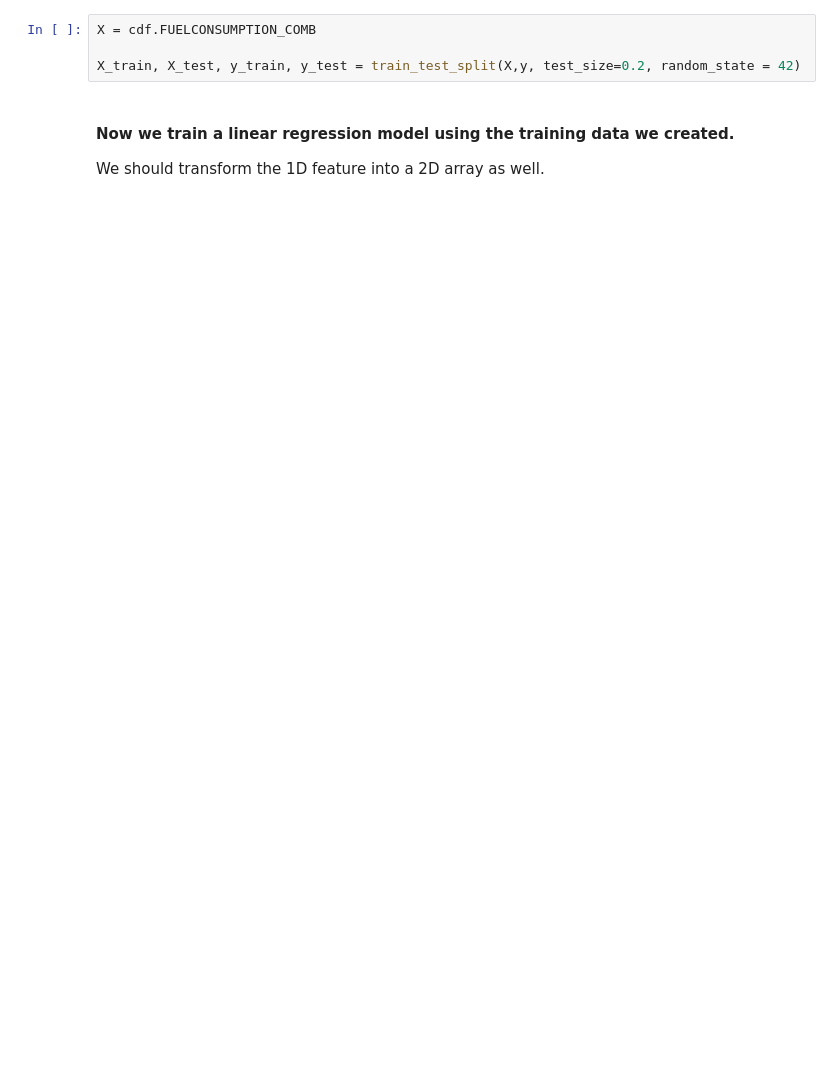
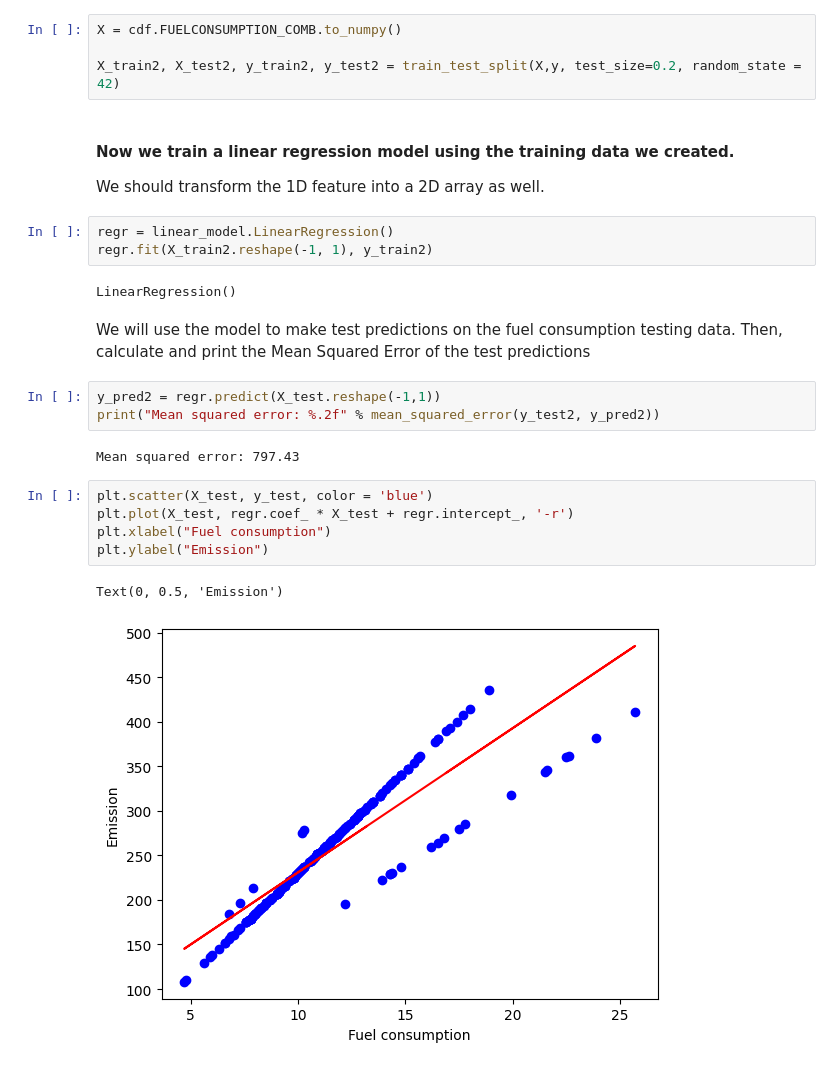
Before and after one commit to YoussefChati/CO2_Emission_ML, a Jupyter notebook: notebook.ipynb, the cells around one changed output. Drawn from its saved outputs; the diff is of its cells as text; blank space fills up the shorter version.

Commit message:
Error calculation

```diff
--- a/notebook.ipynb
+++ b/notebook.ipynb
@@ -225,9 +254,29 @@ Let's see the evaluation metrics if we train a regression model using the `FUELC
 We select the fuel consumption feature from the dataframe and split the data 80%/20% into training and testing sets.
 Using the same random state as previously so we can make an objective comparison to the previous training result.
 # %%
-X = cdf.FUELCONSUMPTION_COMB
+X = cdf.FUELCONSUMPTION_COMB.to_numpy()
 
-X_train, X_test, y_train, y_test = train_test_split(X,y, test_size=0.2, random_state = 42)
+X_train2, X_test2, y_train2, y_test2 = train_test_split(X,y, test_size=0.2, random_state = 42)
 # %% [markdown]
 #### Now we train a linear regression model using the training data we created.
 We should transform the 1D feature into a 2D array as well.
+# %%
+regr = linear_model.LinearRegression()
+regr.fit(X_train2.reshape(-1, 1), y_train2)
+# %% [output]
+LinearRegression()
+# %% [markdown]
+We will use the model to make test predictions on the fuel consumption testing data. Then, calculate and print the Mean Squared Error of the test predictions
+# %%
+y_pred2 = regr.predict(X_test.reshape(-1,1))
+print("Mean squared error: %.2f" % mean_squared_error(y_test2, y_pred2))
+# %% [output]
+Mean squared error: 797.43
+# %%
+plt.scatter(X_test, y_test, color = 'blue')
+plt.plot(X_test, regr.coef_ * X_test + regr.intercept_, '-r')
+plt.xlabel("Fuel consumption")
+plt.ylabel("Emission")
+# %% [output]
+Text(0, 0.5, 'Emission')
+[figure, added]
```
Also changed, not shown: parts of 3 cells of this notebook.
